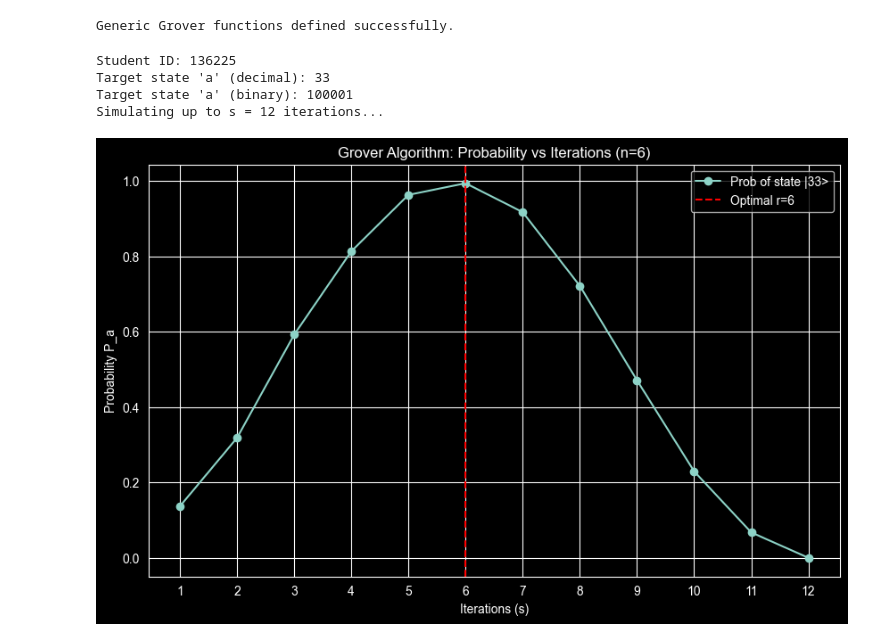
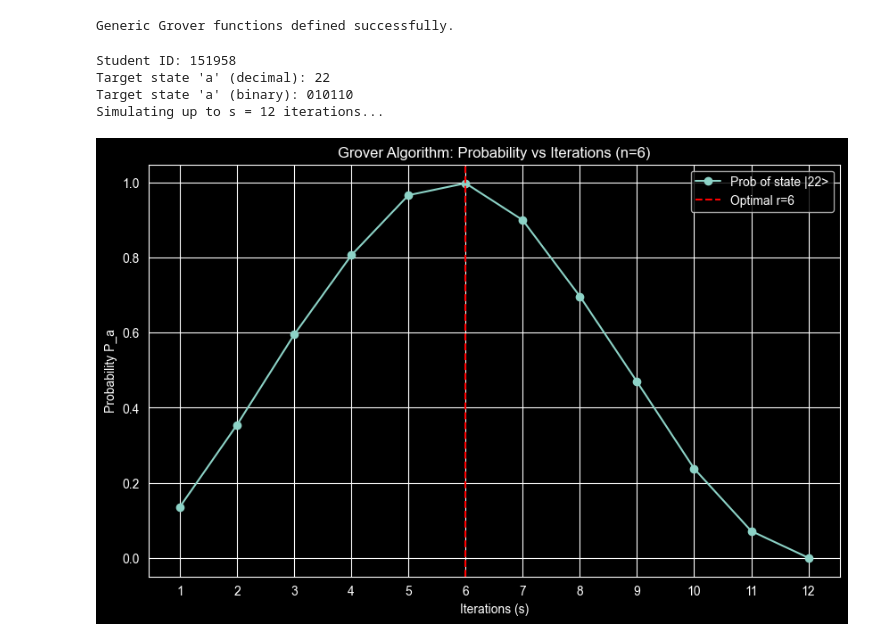
Before and after one commit to dromaniv/quantum, a Jupyter notebook: project4.ipynb, the cells around one changed output. Saved outputs shown, nothing was run; the diff lists cells and outputs as text; code cells hidden in the pictures.

```diff
--- a/project4.ipynb
+++ b/project4.ipynb
@@ -276,16 +271,12 @@ Generic Grover functions defined successfully.
 # %%
 # --- TASKS 3 & 4: Probability vs Iterations for n=6 ---
 
-# --- USER INPUT REQUIRED ---
-STUDENT_ID = 136225  # <--- REPLACE THIS WITH YOUR STUDENT ID
-# ---------------------------
-
+STUDENT_ID = 151958
 n_sim = 6
 N_sim = 2**n_sim
 target_a = STUDENT_ID % N_sim
 
 # Calculate range for Task 4 (pi/2 * sqrt(N) is roughly 2 * optimal_r)
-# This covers the peak and the subsequent drop
 max_s = math.floor((np.pi / 2) * math.sqrt(N_sim))
 print(f"Student ID: {STUDENT_ID}")
 print(f"Target state 'a' (decimal): {target_a}")
@@ -305,39 +296,37 @@ for s in iterations_range:
     # Transpile
     t_qc = transpile(qc, backend_sim)
 
     # Run
     # Using enough shots to get a decent probability estimate
     job = backend_sim.run(t_qc, shots=2048)
     result = job.result()
     counts = result.get_counts()
 
     # Get count for target state (convert decimal target to binary string key)
-    # Qiskit binary strings are little-endian in plotting but standard indexed here
-    # We format to ensure leading zeros, e.g., '010001'
     target_bin = format(target_a, f'0{n_sim}b')
 
     # Extract count, default to 0 if state not found
     target_count = counts.get(target_bin, 0)
     prob = target_count / 2048
     probabilities.append(prob)
 
 # Plotting Task 3 & 4
 plt.figure(figsize=(10, 6))
 plt.plot(iterations_range, probabilities, 'o-', label=f'Prob of state |{target_a}>')
 plt.axvline(x=optimal_r_dict[n_sim], color='r', linestyle='--', label=f'Optimal r={optimal_r_dict[n_sim]}')
 plt.title(f'Grover Algorithm: Probability vs Iterations (n={n_sim})')
 plt.xlabel('Iterations (s)')
 plt.ylabel('Probability P_a')
 plt.xticks(iterations_range)
 plt.grid(True)
 plt.legend()
 plt.show()
 # %% [output]
-Student ID: 136225
-Target state 'a' (decimal): 33
-Target state 'a' (binary): 100001
+Student ID: 151958
+Target state 'a' (decimal): 22
+Target state 'a' (binary): 010110
 Simulating up to s = 12 iterations...
-[figure, old version]
+[figure, new version]
 # %%
 # --- TASK 5: Probability vs Number of Qubits (n) ---
 
```
Also changed, not shown: parts of 9 cells of this notebook.
